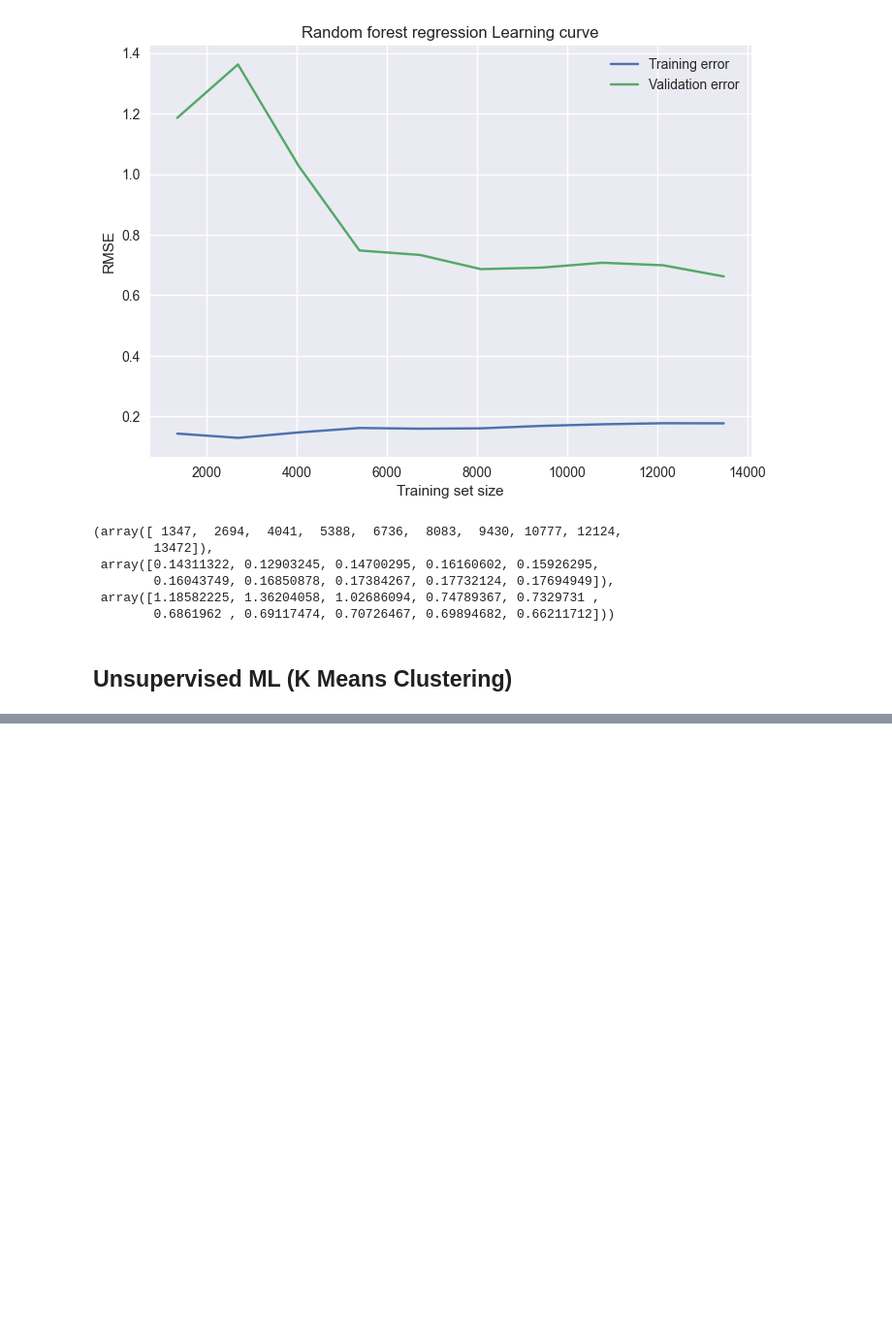
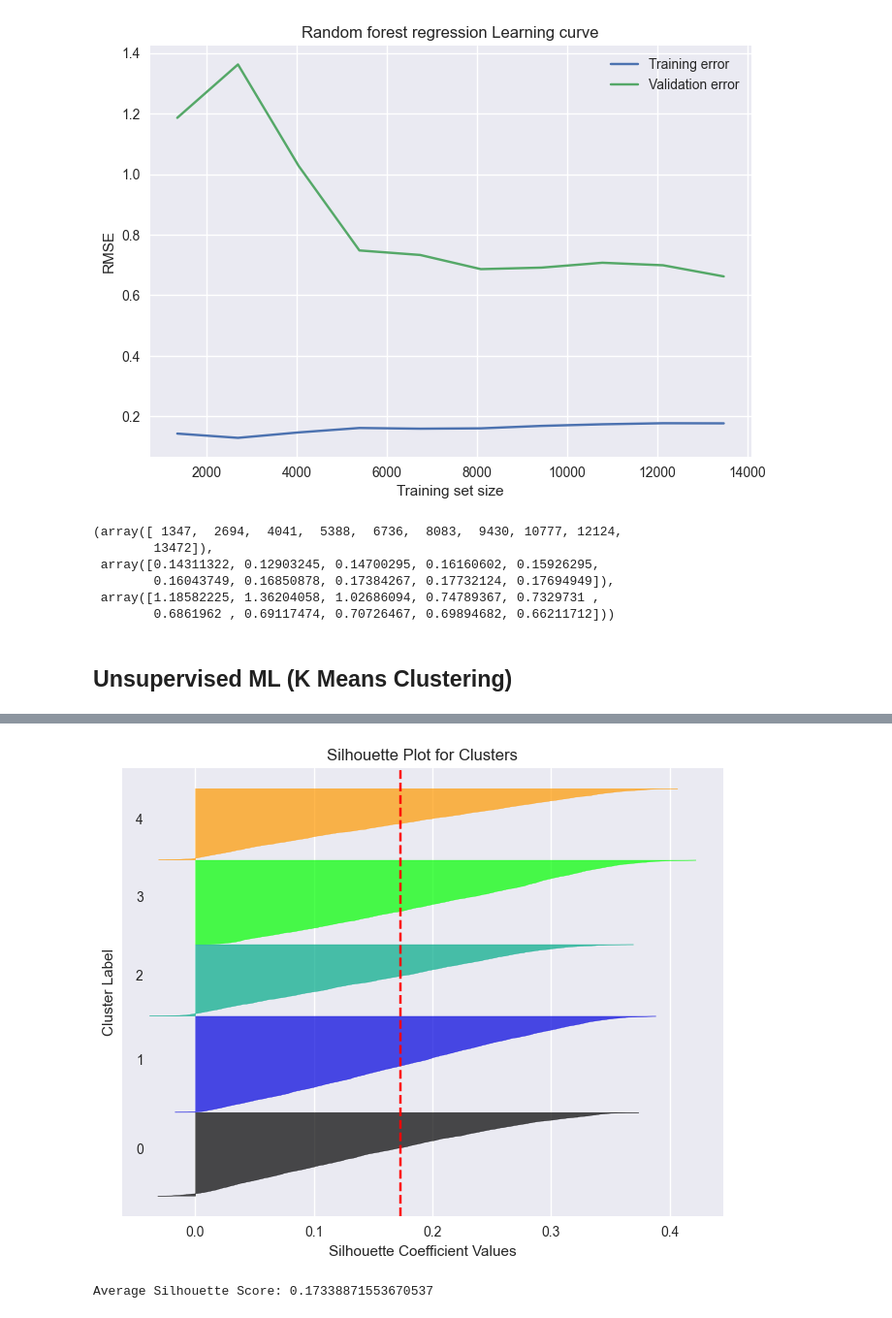
Before and after one commit to efyrb4/dsda-zdat2003-assessment-2-efyrb4, a Jupyter notebook: src/ML_experiments.ipynb, the cells around one changed output, grey strips where cells are left out. Shown at 97% size. Saved outputs shown, nothing was run; the diff lists cells and outputs as text; code cells hidden in the pictures; blank space fills up the shorter version.

```diff
--- a/src/ML_experiments.ipynb
+++ b/src/ML_experiments.ipynb
@@ -654,0 +754,35 @@ learning_curves(model=model4_rfr,
+# %%
+from sklearn.metrics import silhouette_samples, silhouette_score
+import matplotlib.cm as cm
+
+# Compute silhouette scores for each sample
+silhouette_vals = silhouette_samples(features_scaled, cluster_labels)
+
+# Compute overall silhouette score
+silhouette_avg = silhouette_score(features_scaled, cluster_labels)
+
+# Plot silhouette scores
+plt.figure(figsize=(8, 6))
+y_lower = 10
+for i in range(k):
+    cluster_silhouette_vals = silhouette_vals[cluster_labels == i]
+    cluster_silhouette_vals.sort()
+    size_cluster_i = cluster_silhouette_vals.shape[0]
+    y_upper = y_lower + size_cluster_i
+    color = cm.nipy_spectral(float(i) / k)
+    plt.fill_betweenx(np.arange(y_lower, y_upper), 0, cluster_silhouette_vals,
+                      facecolor=color, edgecolor=color, alpha=0.7)
+    plt.text(-0.05, y_lower + 0.5 * size_cluster_i, str(i))
+    y_lower = y_upper + 10
+
+plt.axvline(x=silhouette_avg, color="red", linestyle="--")
+plt.title("Silhouette Plot for Clusters")
+plt.xlabel("Silhouette Coefficient Values")
+plt.ylabel("Cluster Label")
+plt.yticks([])
+plt.show()
+
+print("Average Silhouette Score:", silhouette_avg)
+# %% [output]
+[figure, added]
+Average Silhouette Score: 0.17338871553670537
```
Also changed, not shown: parts of 7 cells of this notebook, 1 other file.
